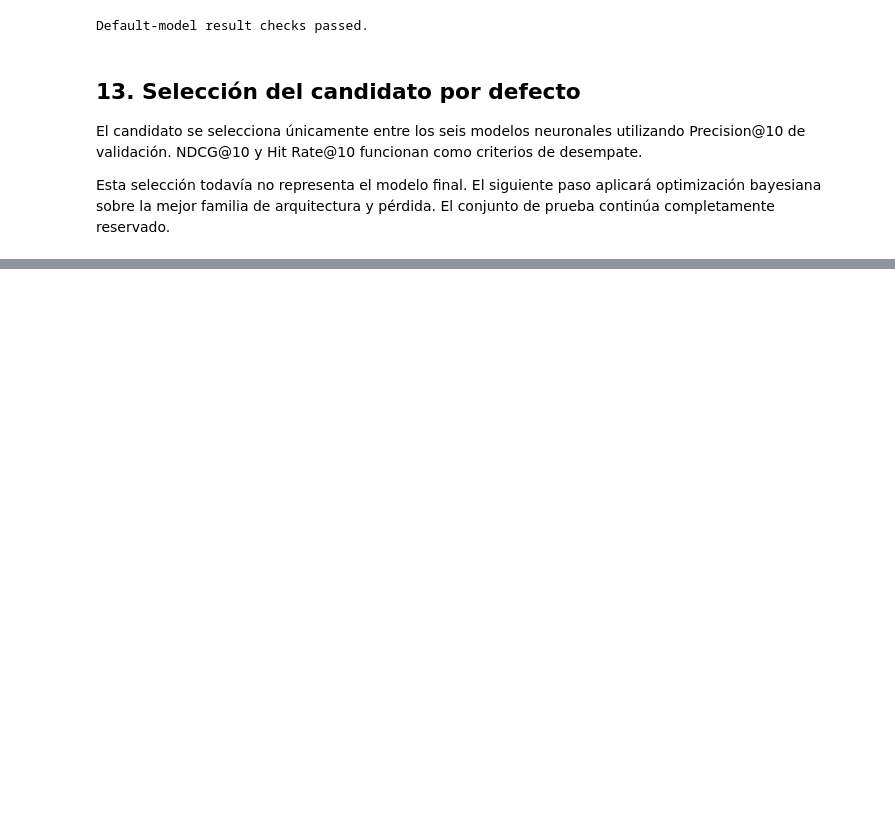
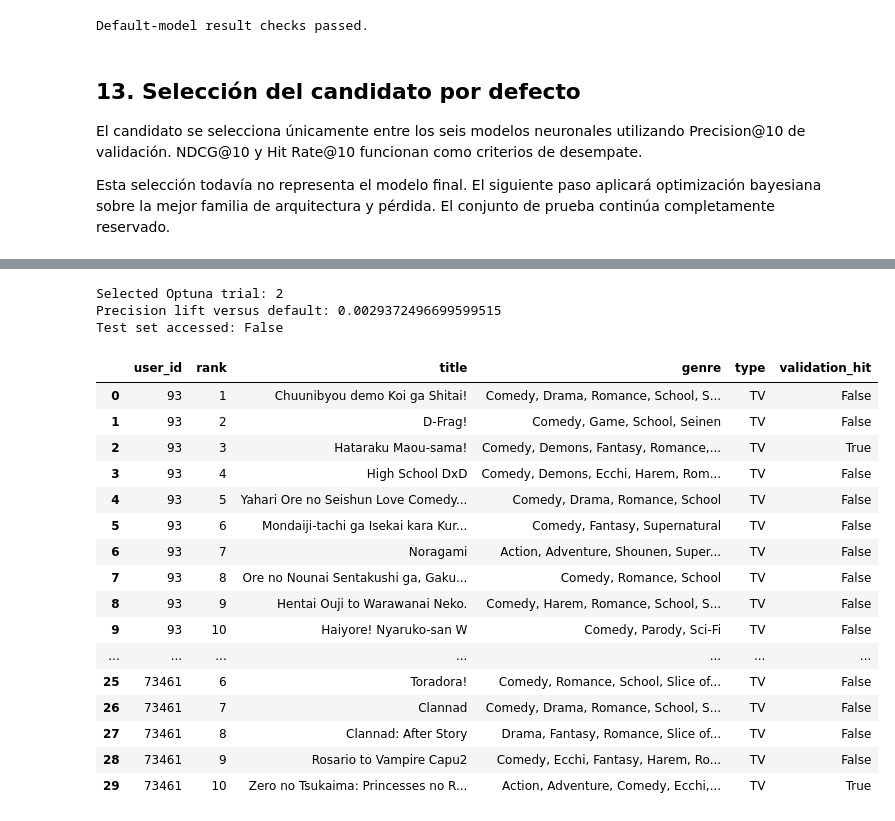
Before and after one commit to fedesaroka/analisis-predictivo-avanzado, a Jupyter notebook: notebooks/TP2_sistema_recomendacion_anime.ipynb, the cells around one changed output, grey strips where cells are left out. Drawn from its saved outputs; the diff is of its cells as text; code cells hidden in the pictures; blank space fills up the shorter version.

```diff
--- a/notebooks/TP2_sistema_recomendacion_anime.ipynb
+++ b/notebooks/TP2_sistema_recomendacion_anime.ipynb
@@ -1120,0 +1443,55 @@ Esta selección todavía no representa el modelo final. El siguiente paso aplica
+# %%
+print(
+    "Selected Optuna trial:",
+    optuna_run_summary[
+        "selected_trial_number"
+    ],
+)
+
+print(
+    "Precision lift versus default:",
+    optuna_run_summary[
+        "precision_lift_vs_default"
+    ],
+)
+
+print(
+    "Test set accessed:",
+    optuna_run_summary[
+        "test_set_accessed"
+    ],
+)
+
+display(
+    optuna_examples[
+        [
+            "user_id",
+            "rank",
+            "title",
+            "genre",
+            "type",
+            "validation_hit",
+        ]
+    ]
+)
+# %% [output]
+Selected Optuna trial: 2
+Precision lift versus default: 0.0029372496699599515
+Test set accessed: False
+|  | user_id | rank | title | genre | type | validation_hit |
+| 0 | 93 | 1 | Chuunibyou demo Koi ga Shitai! | Comedy, Drama, Romance, School, S... | TV | False |
+| 1 | 93 | 2 | D-Frag! | Comedy, Game, School, Seinen | TV | False |
+| 2 | 93 | 3 | Hataraku Maou-sama! | Comedy, Demons, Fantasy, Romance,... | TV | True |
+| 3 | 93 | 4 | High School DxD | Comedy, Demons, Ecchi, Harem, Rom... | TV | False |
+| 4 | 93 | 5 | Yahari Ore no Seishun Love Comedy... | Comedy, Drama, Romance, School | TV | False |
+| 5 | 93 | 6 | Mondaiji-tachi ga Isekai kara Kur... | Comedy, Fantasy, Supernatural | TV | False |
+| 6 | 93 | 7 | Noragami | Action, Adventure, Shounen, Super... | TV | False |
+| 7 | 93 | 8 | Ore no Nounai Sentakushi ga, Gaku... | Comedy, Romance, School | TV | False |
+| 8 | 93 | 9 | Hentai Ouji to Warawanai Neko. | Comedy, Harem, Romance, School, S... | TV | False |
+| 9 | 93 | 10 | Haiyore! Nyaruko-san W | Comedy, Parody, Sci-Fi | TV | False |
+| ... | ... | ... | ... | ... | ... | ... |
+| 25 | 73461 | 6 | Toradora! | Comedy, Romance, School, Slice of... | TV | False |
+| 26 | 73461 | 7 | Clannad | Comedy, Drama, Romance, School, S... | TV | False |
+| 27 | 73461 | 8 | Clannad: After Story | Drama, Fantasy, Romance, Slice of... | TV | False |
+| 28 | 73461 | 9 | Rosario to Vampire Capu2 | Comedy, Ecchi, Fantasy, Harem, Ro... | TV | False |
+| 29 | 73461 | 10 | Zero no Tsukaima: Princesses no R... | Action, Adventure, Comedy, Ecchi,... | TV | True |
```
Also changed, not shown: parts of 10 cells of this notebook, 14 other files.
